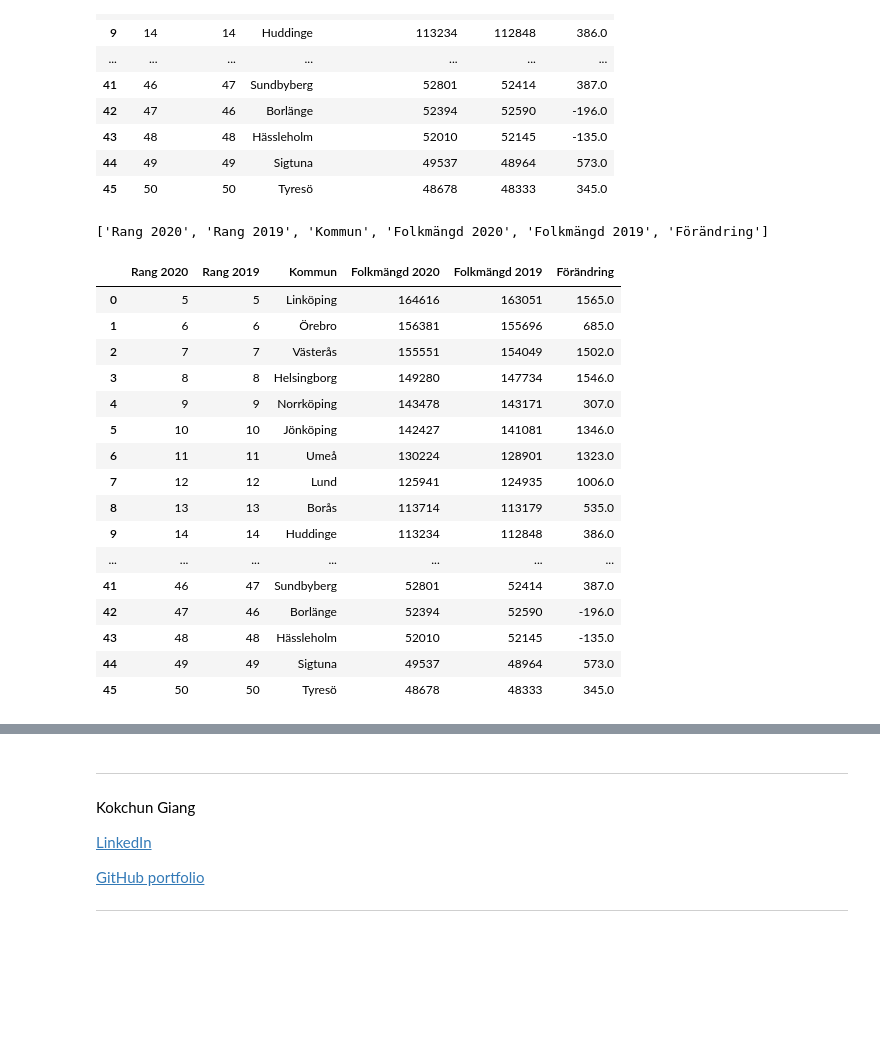
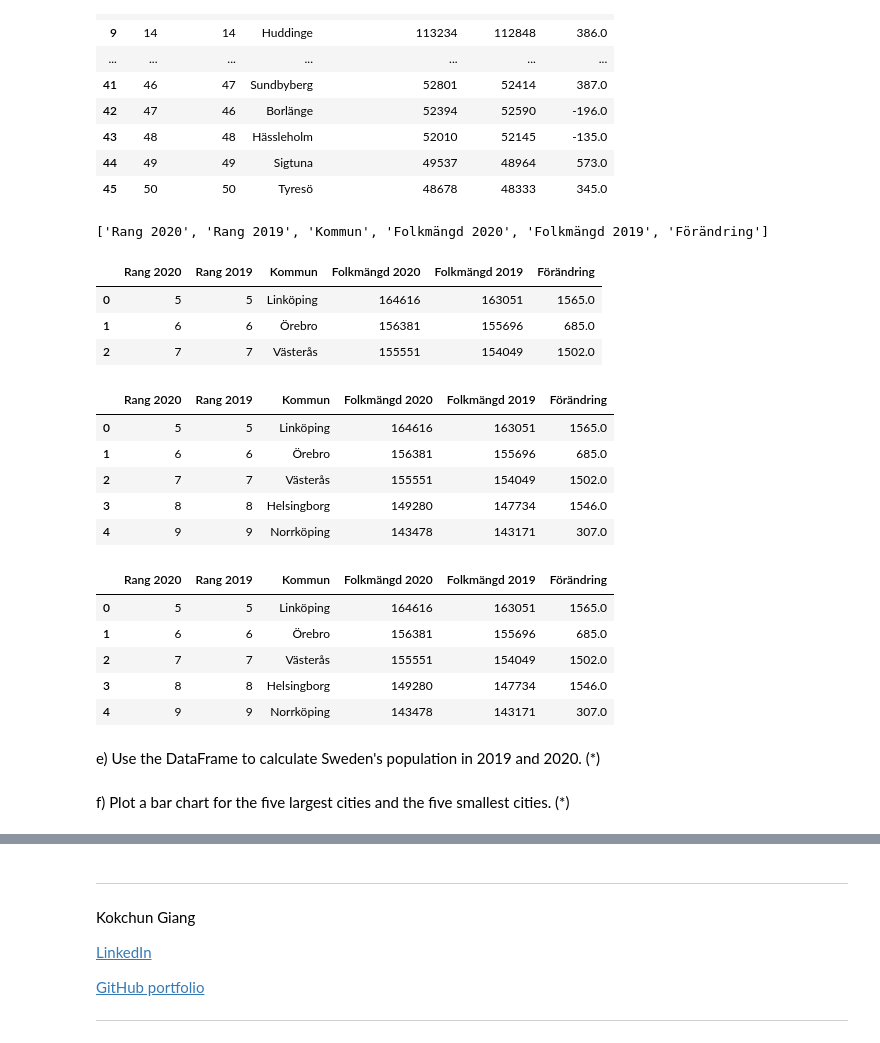
Before and after one commit to Horieh1989/DataProcceccing1, a Jupyter notebook: Exercises/E00_pandas_basic_syntax.ipynb, the cells around one changed output, grey strips where cells are left out. Drawn from its saved outputs; the diff is of its cells as text; code cells hidden in the pictures; blank space fills up the shorter version.

```diff
--- a/Exercises/E00_pandas_basic_syntax.ipynb
+++ b/Exercises/E00_pandas_basic_syntax.ipynb
@@ -296,29 +296,38 @@ df
 # %%
 df.rename(columns={"Rang": "Rang 2020",
                    "Rang 2019": "Rang 2019",
                    "Kommun": "Kommun",
                    "Folkmängd 31 december": "Folkmängd 2020",
                    "Folkmängd 2019": "Folkmängd 2019",
                    "Förändring": "Förändring",}, inplace=True)
 print(df.columns.tolist())
 #print(df.columns.tolist())
-df
+df.head(3)
 # %% [output]
 ['Rang 2020', 'Rang 2019', 'Kommun', 'Folkmängd 2020', 'Folkmängd 2019', 'Förändring']
 |  | Rang 2020 | Rang 2019 | Kommun | Folkmängd 2020 | Folkmängd 2019 | Förändring |
 | 0 | 5 | 5 | Linköping | 164616 | 163051 | 1565.0 |
 | 1 | 6 | 6 | Örebro | 156381 | 155696 | 685.0 |
 | 2 | 7 | 7 | Västerås | 155551 | 154049 | 1502.0 |
-| 3 | 8 | 8 | Helsingborg | 149280 | 147734 | 1546.0 |
-| 4 | 9 | 9 | Norrköping | 143478 | 143171 | 307.0 |
-| 5 | 10 | 10 | Jönköping | 142427 | 141081 | 1346.0 |
-| 6 | 11 | 11 | Umeå | 130224 | 128901 | 1323.0 |
-| 7 | 12 | 12 | Lund | 125941 | 124935 | 1006.0 |
-| 8 | 13 | 13 | Borås | 113714 | 113179 | 535.0 |
-| 9 | 14 | 14 | Huddinge | 113234 | 112848 | 386.0 |
-| ... | ... | ... | ... | ... | ... | ... |
-| 41 | 46 | 47 | Sundbyberg | 52801 | 52414 | 387.0 |
-| 42 | 47 | 46 | Borlänge | 52394 | 52590 | -196.0 |
-| 43 | 48 | 48 | Hässleholm | 52010 | 52145 | -135.0 |
-| 44 | 49 | 49 | Sigtuna | 49537 | 48964 | 573.0 |
-| 45 | 50 | 50 | Tyresö | 48678 | 48333 | 345.0 |
+# %%
+#sort population from big to small
+df.sort_values("Folkmängd 2020",ascending=False).head(10)#in2020
+df.head(5)
+# %% [output]
+|  | Rang 2020 | Rang 2019 | Kommun | Folkmängd 2020 | Folkmängd 2019 | Förändring |
+| 0 | 5 | 5 | Linköping | 164616 | 163051 | 1565.0 |
+| 1 | 6 | 6 | Örebro | 156381 | 155696 | 685.0 |
+| 2 | 7 | 7 | Västerås | 155551 | 154049 | 1502.0 |
+| 3 | 8 | 8 | Helsingborg | 149280 | 147734 | 1546.0 |
+| 4 | 9 | 9 | Norrköping | 143478 | 143171 | 307.0 |
+# %%
+df.sort_values("Folkmängd 2019",ascending=False).head(5)#in2019
+# %% [output]
+|  | Rang 2020 | Rang 2019 | Kommun | Folkmängd 2020 | Folkmängd 2019 | Förändring |
+| 0 | 5 | 5 | Linköping | 164616 | 163051 | 1565.0 |
+| 1 | 6 | 6 | Örebro | 156381 | 155696 | 685.0 |
+| 2 | 7 | 7 | Västerås | 155551 | 154049 | 1502.0 |
+| 3 | 8 | 8 | Helsingborg | 149280 | 147734 | 1546.0 |
+| 4 | 9 | 9 | Norrköping | 143478 | 143171 | 307.0 |
+# %% [markdown]
+ e) Use the DataFrame to calculate Sweden's population in 2019 and 2020. (*)
@@ -324,0 +339,3 @@ df
+# %% [markdown]
+
+f) Plot a bar chart for the five largest cities and the five smallest cities. (*)
```
Also changed, not shown: parts of 2 cells of this notebook, 5 other files.
